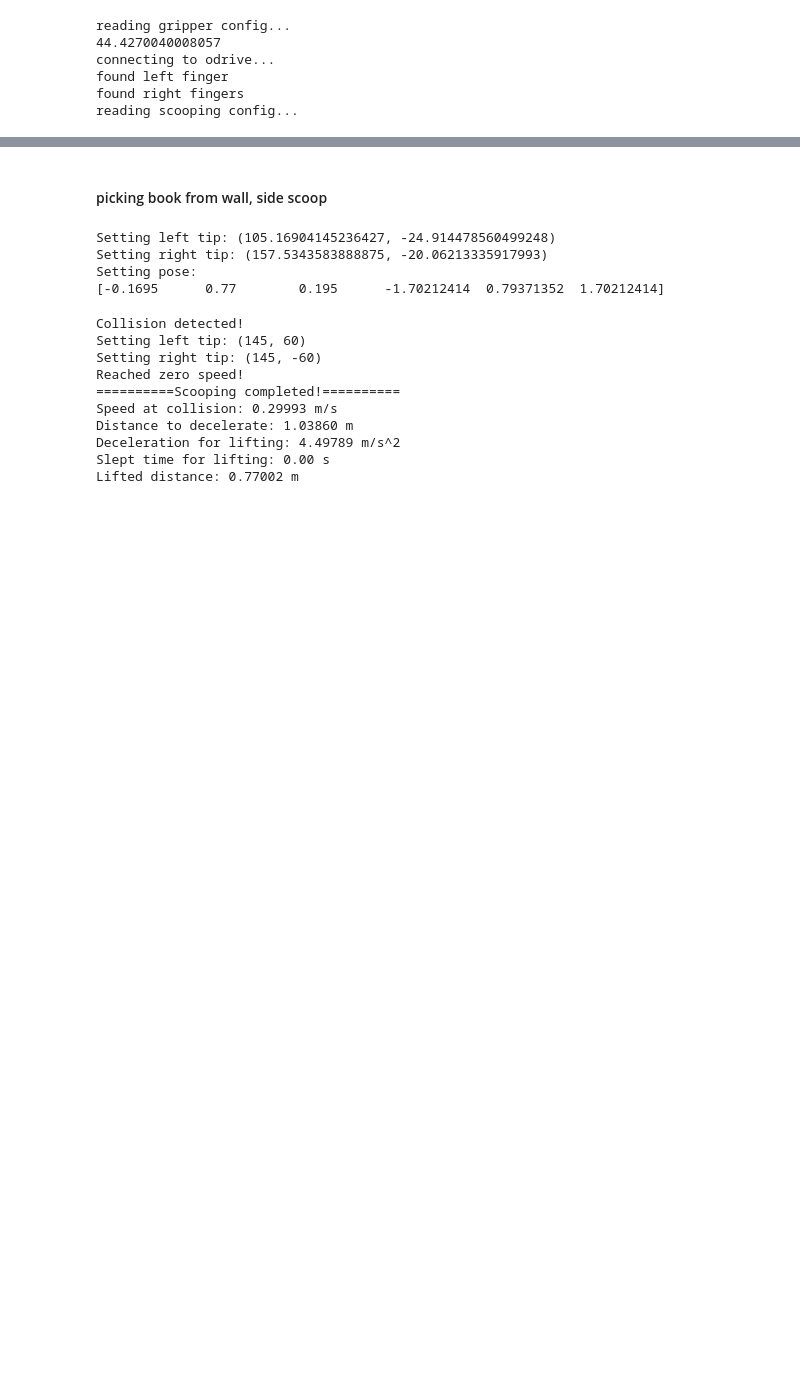
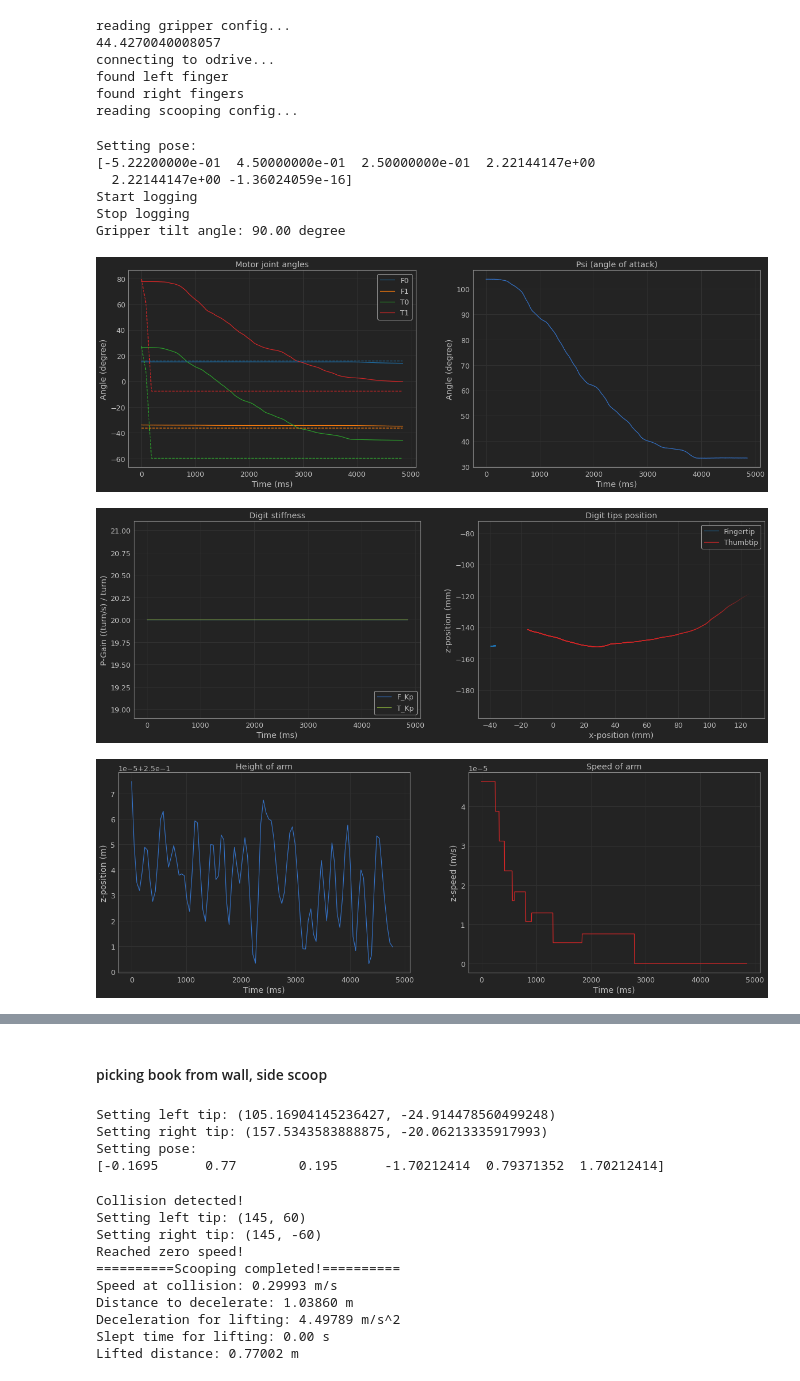
Before and after one commit to JS-RML/high_speed_scooping, a Jupyter notebook: script/hss_test.ipynb, the cells around one changed output, grey strips where cells are left out. Drawn from its saved outputs; the diff is of its cells as text; code cells hidden in the pictures; blank space fills up the shorter version.

Commit message:
Add prescooping search function

```diff
--- a/script/hss_test.ipynb
+++ b/script/hss_test.ipynb
@@ -47,3 +49,16 @@ reading scooping config...
+# %%
+scoop.prescooping_search((-0.505,0.45,180), logger)
+logger.plot_data(False)
+# %% [output]
+Setting pose:
+[-5.22200000e-01  4.50000000e-01  2.50000000e-01  2.22144147e+00
+  2.22144147e+00 -1.36024059e-16]
+Start logging
+Stop logging
+Gripper tilt angle: 90.00 degree
+[figure, added]
+[figure, added]
+[figure, added]
 # %%
 scoop.initialize_pose((-0.505,0.45,180))
 # gripper.disarm('L') # for fragile
```
Also changed, not shown: parts of 4 cells of this notebook, 3 other files.
